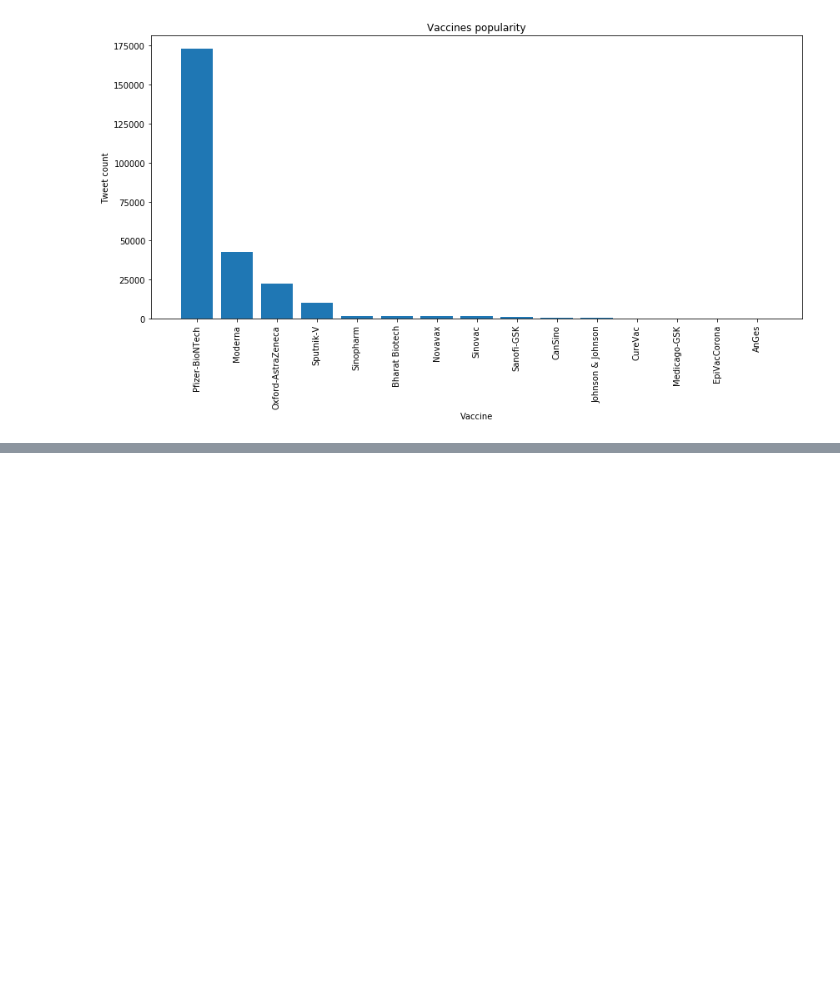
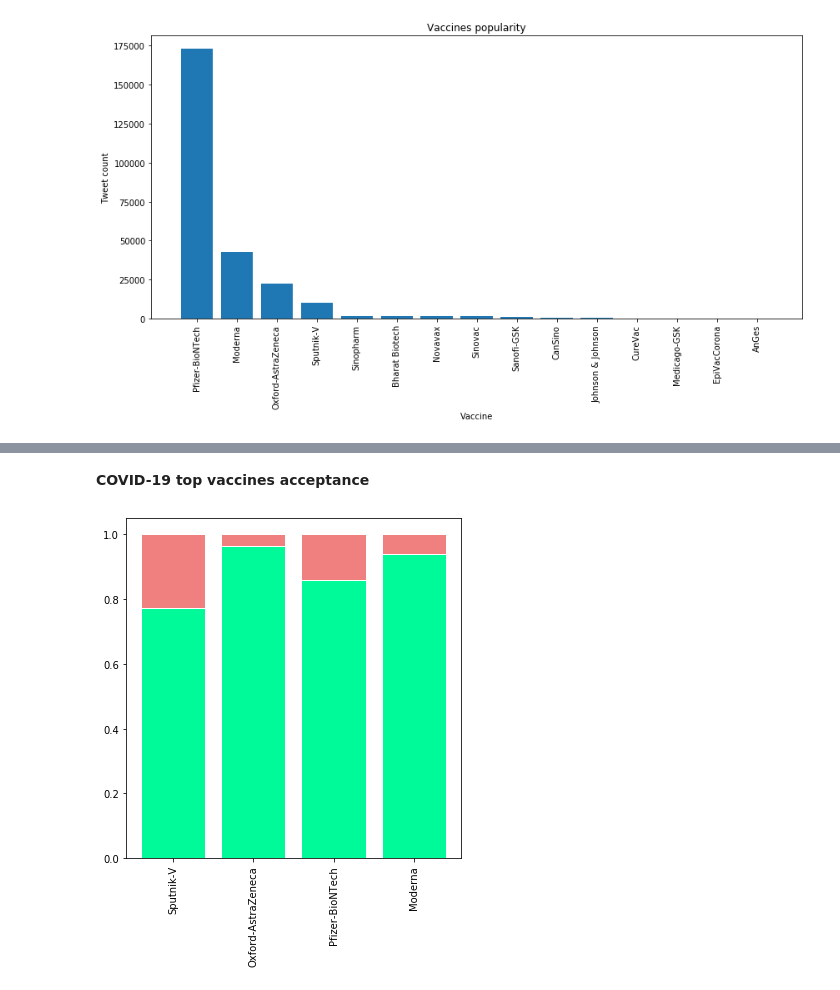
Before and after one commit to albertrial/covid-vaccine-tweets-study, a Jupyter notebook: BDA-Project-RafelPalliser-AlbertRial.ipynb, the cells around one changed output, grey strips where cells are left out. Cells and saved outputs as stored; diff of their text form; code cells hidden in the pictures; blank space fills up the shorter version.

```diff
--- a/BDA-Project-RafelPalliser-AlbertRial.ipynb
+++ b/BDA-Project-RafelPalliser-AlbertRial.ipynb
@@ -896,0 +941,20 @@ barplot(acceptance, counts, 'Hashtag acceptance', 'Acceptance', 'Tweet count', 9
+# %% [markdown]
+**COVID-19 top vaccines acceptance**
+# %%
+from src.plots import stacked_barplot
+
+pip = [
+    {'$match': {'vaccine_acceptance.global_acceptance': {'$ne': 'neutral'}}},
+    {'$unwind': '$vaccines'},
+    {'$group': {'_id': {'vaccine': '$vaccines', 'acceptance': '$vaccine_acceptance.global_acceptance'}, 'count': {'$sum':1}}},
+    {'$group': {'_id': '$_id.vaccine', 'count_group': {'$push': {'acceptance': '$_id.acceptance', 'count': '$count'}}}}
+]
+
+res = tweets.aggregate(pip)
+vaccines = {vaccine['_id']: defaultdict(int, {group['acceptance']: group['count'] for group in vaccine['count_group']}) for vaccine in res if vaccine['_id'] in ['Pfizer-BioNTech', 'Moderna', 'Oxford-AstraZeneca', 'Sputnik-V']}
+vaccines_list = list(vaccines.keys())
+acceptance = [vaccines[vaccine]['in_favour']/(vaccines[vaccine]['in_favour'] + vaccines[vaccine]['against']) for vaccine in vaccines_list]
+
+stacked_barplot(vaccines_list, acceptance, title='', x_label='', y_label='', label_rotation=90, figsize=(6, 8))
+# %% [output]
+[figure, added]
```
Also changed, not shown: parts of 30 cells of this notebook, 1 other file.
